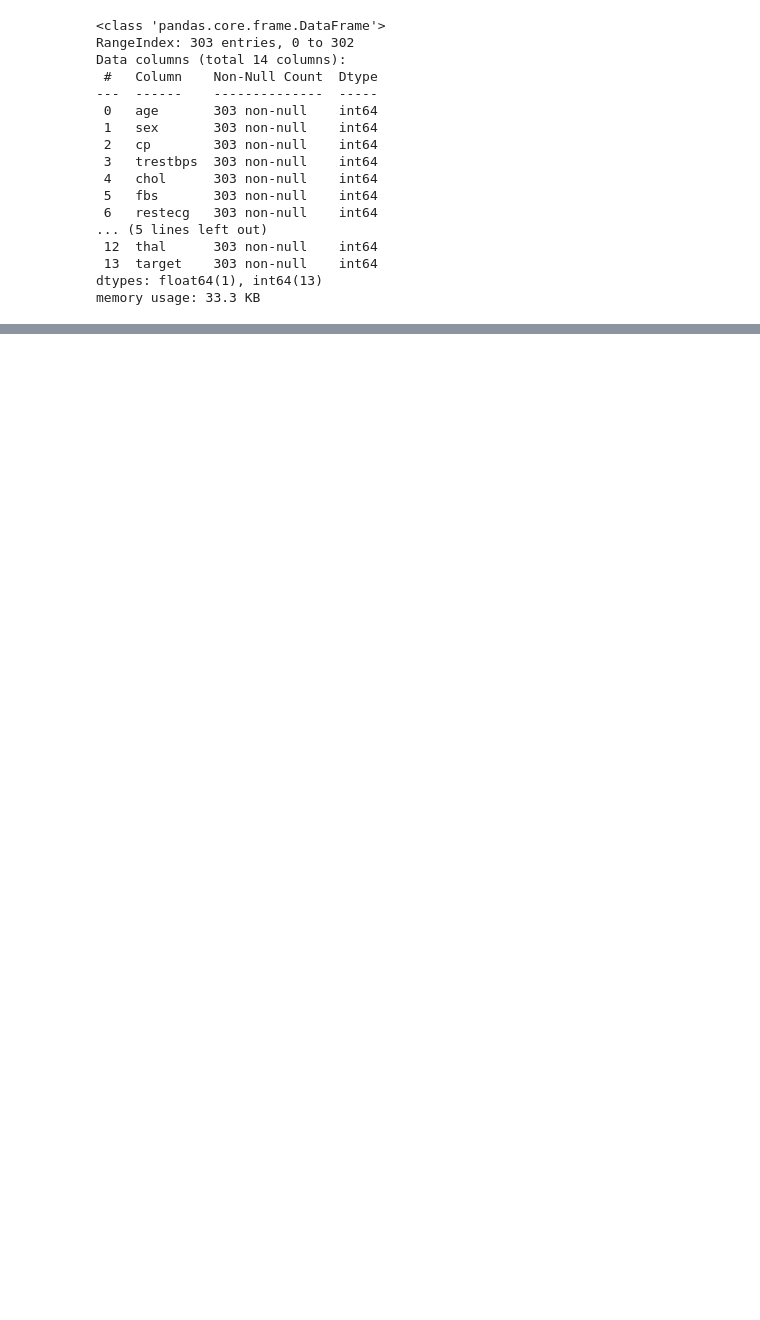
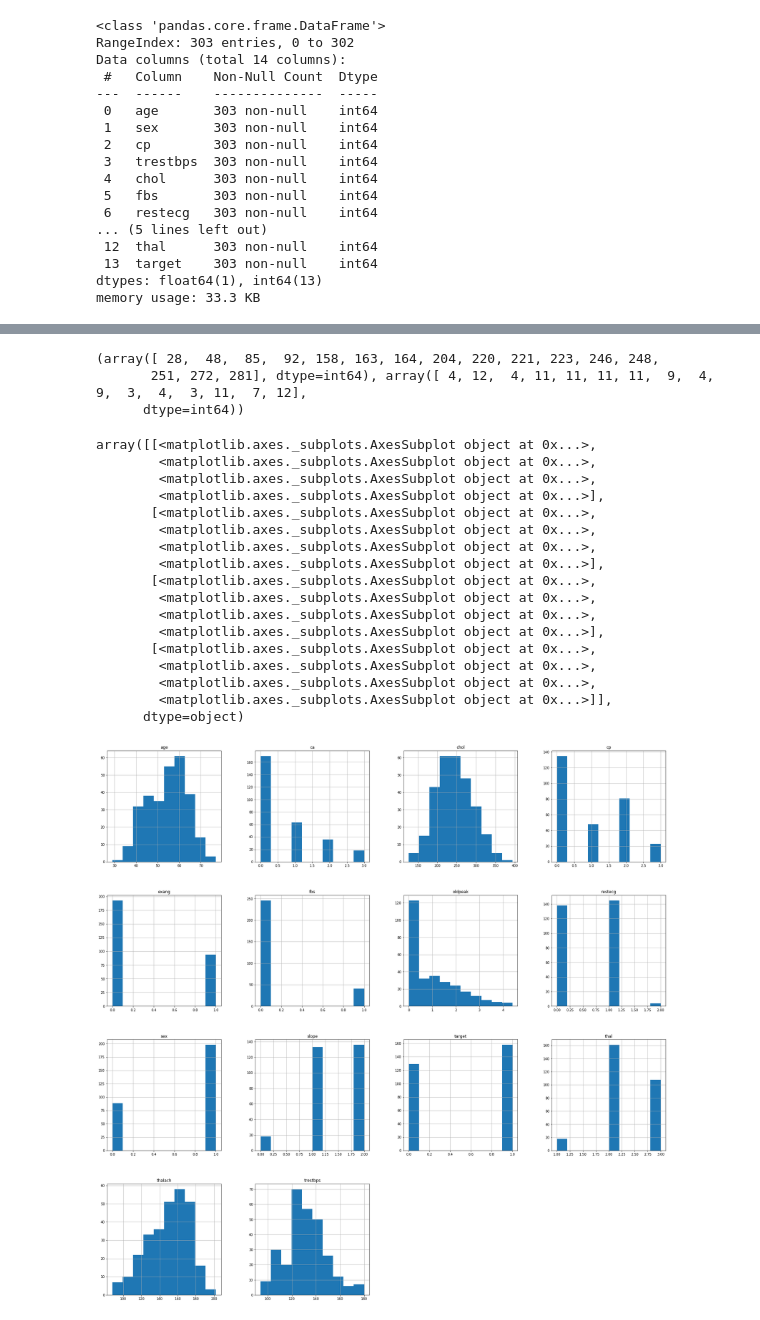
Before and after one commit to jonas0402/Heart-Disease, a Jupyter notebook: Heart Desease Problem.ipynb, the cells around one changed output, grey strips where cells are left out. Saved outputs shown, nothing was run; the diff lists cells and outputs as text; code cells hidden in the pictures; blank space fills up the shorter version.

```diff
--- a/Heart Desease Problem.ipynb
+++ b/Heart Desease Problem.ipynb
@@ -104,0 +124,47 @@ Text(0.5, 1.0, 'Distribution of Ages')
+# %%
+#checking outliers by target part 2
+
+#Attribute to TowardsDataScience by explaining analyzing outliers with Z - scores
+#https://towardsdatascience.com/ways-to-detect-and-remove-the-outliers-404d16608dba
+
+from scipy import stats
+import numpy as np
+z = np.abs(stats.zscore(df))
+
+
+#Now we have the z score of every column of the dataset, but it is hard to see. Let's look even closer to this.
+
+#lets apply a thershold to identify those outliers, which are those values with a z score higher than 3.
+
+threshold = 3
+print(np.where(z > 3))
+
+
+#lets remove those outliers that have a z score greater than 3
+
+df = df[(z < 3).all(axis=1)]
+
+
+df.hist(figsize=(30,30))
+# %% [output]
+(array([ 28,  48,  85,  92, 158, 163, 164, 204, 220, 221, 223, 246, 248,
+       251, 272, 281], dtype=int64), array([ 4, 12,  4, 11, 11, 11, 11,  9,  4,  9,  3,  4,  3, 11,  7, 12],
+      dtype=int64))
+array([[<matplotlib.axes._subplots.AxesSubplot object at 0x...>,
+        <matplotlib.axes._subplots.AxesSubplot object at 0x...>,
+        <matplotlib.axes._subplots.AxesSubplot object at 0x...>,
+        <matplotlib.axes._subplots.AxesSubplot object at 0x...>],
+       [<matplotlib.axes._subplots.AxesSubplot object at 0x...>,
+        <matplotlib.axes._subplots.AxesSubplot object at 0x...>,
+        <matplotlib.axes._subplots.AxesSubplot object at 0x...>,
+        <matplotlib.axes._subplots.AxesSubplot object at 0x...>],
+       [<matplotlib.axes._subplots.AxesSubplot object at 0x...>,
+        <matplotlib.axes._subplots.AxesSubplot object at 0x...>,
+        <matplotlib.axes._subplots.AxesSubplot object at 0x...>,
+        <matplotlib.axes._subplots.AxesSubplot object at 0x...>],
+       [<matplotlib.axes._subplots.AxesSubplot object at 0x...>,
+        <matplotlib.axes._subplots.AxesSubplot object at 0x...>,
+        <matplotlib.axes._subplots.AxesSubplot object at 0x...>,
+        <matplotlib.axes._subplots.AxesSubplot object at 0x...>]],
+      dtype=object)
+[figure, added]
```
Also changed, not shown: parts of 39 cells of this notebook.
